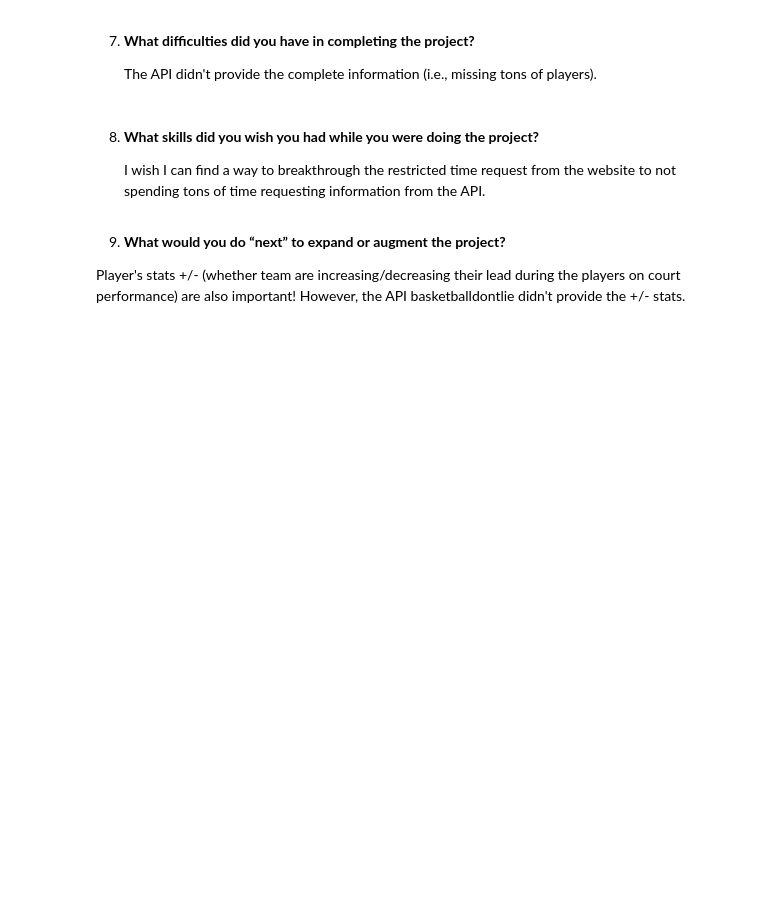
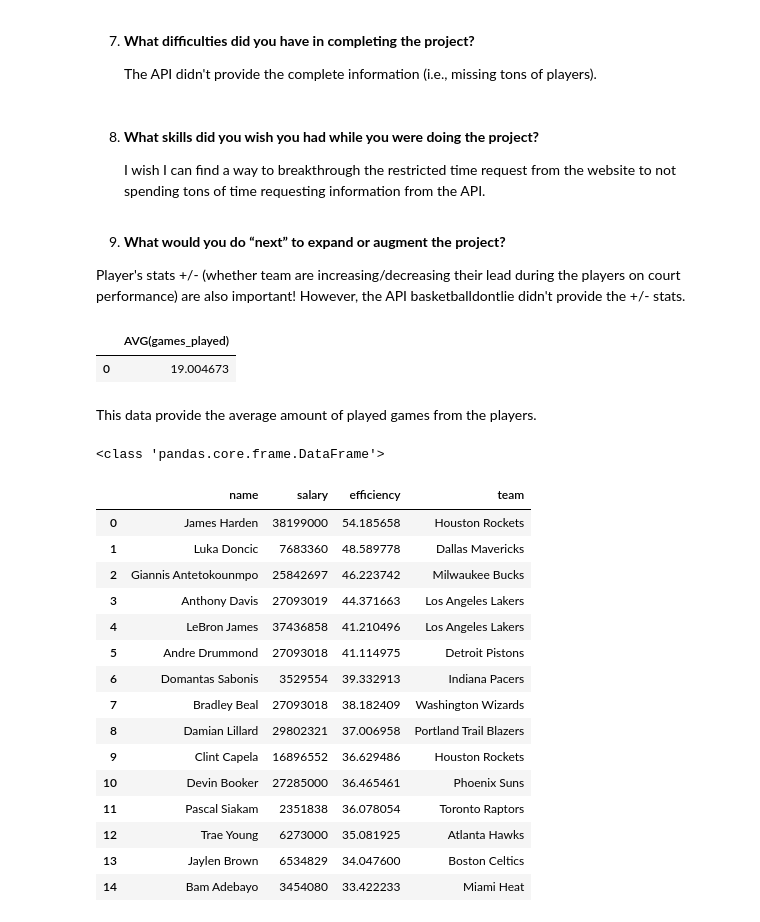
Before and after one commit to my9143434/NBA_salary_static, a Jupyter notebook: yiting_lin.ipynb, the cells around one changed output. Saved outputs shown, nothing was run; the diff lists cells and outputs as text; code cells hidden in the pictures; blank space fills up the shorter version.

```diff
--- a/yiting_lin.ipynb
+++ b/yiting_lin.ipynb
@@ -49,3 +49,38 @@
 9. **What would you do “next” to expand or augment the project?**
 
 Player's stats +/- (whether team are increasing/decreasing their lead during the players on court performance) are also important! However, the API basketballdontlie didn't provide the +/- stats.
+# %%
+import sqlite3
+import pandas as pd
+
+db_control = sqlite3.connect('nba.db')
+
+df = pd.read_sql_query("SELECT AVG(games_played) FROM Players", db_control)
+df.head(1)
+# %% [output]
+|  | AVG(games_played) |
+| 0 | 19.004673 |
+# %% [markdown]
+This data provide the average amount of played games from the players.
+# %%
+df = pd.read_sql_query("SELECT p.name, p.salary, p.efficiency, p.team FROM Players as p WHERE games_played > 19 ORDER BY efficiency DESC ", db_control)
+print(type(df))
+df.head(15)
+# %% [output]
+<class 'pandas.core.frame.DataFrame'>
+|  | name | salary | efficiency | team |
+| 0 | James Harden | 38199000 | 54.185658 | Houston Rockets |
+| 1 | Luka Doncic | 7683360 | 48.589778 | Dallas Mavericks |
+| 2 | Giannis Antetokounmpo | 25842697 | 46.223742 | Milwaukee Bucks |
+| 3 | Anthony Davis | 27093019 | 44.371663 | Los Angeles Lakers |
+| 4 | LeBron James | 37436858 | 41.210496 | Los Angeles Lakers |
+| 5 | Andre Drummond | 27093018 | 41.114975 | Detroit Pistons |
+| 6 | Domantas Sabonis | 3529554 | 39.332913 | Indiana Pacers |
+| 7 | Bradley Beal | 27093018 | 38.182409 | Washington Wizards |
+| 8 | Damian Lillard | 29802321 | 37.006958 | Portland Trail Blazers |
+| 9 | Clint Capela | 16896552 | 36.629486 | Houston Rockets |
+| 10 | Devin Booker | 27285000 | 36.465461 | Phoenix Suns |
+| 11 | Pascal Siakam | 2351838 | 36.078054 | Toronto Raptors |
+| 12 | Trae Young | 6273000 | 35.081925 | Atlanta Hawks |
+| 13 | Jaylen Brown | 6534829 | 34.047600 | Boston Celtics |
+| 14 | Bam Adebayo | 3454080 | 33.422233 | Miami Heat |
```
Also changed, not shown: parts of 31 cells of this notebook, 2 other files.
